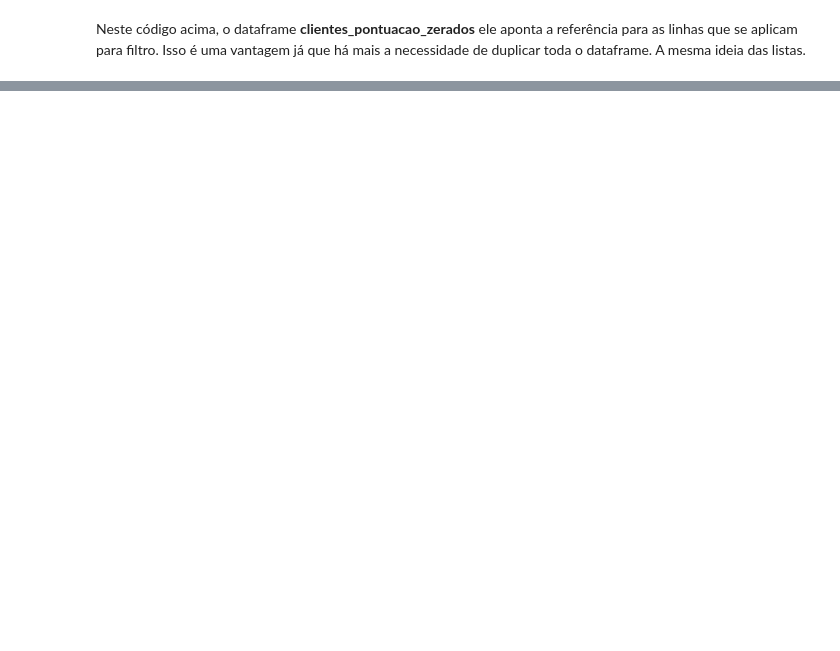
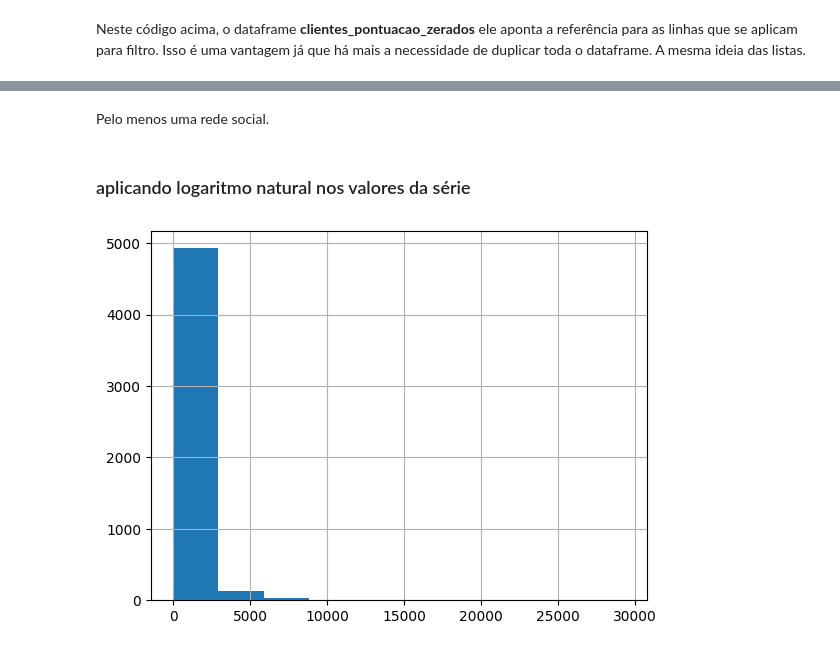
Before and after one commit to alexsandro-matias/pandas-2025, a Jupyter notebook: notebook.ipynb, the cells around one changed output, grey strips where cells are left out. Drawn from its saved outputs; the diff is of its cells as text; code cells hidden in the pictures; blank space fills up the shorter version.

```diff
--- a/notebook.ipynb
+++ b/notebook.ipynb
@@ -369,0 +244,4 @@ clientes
+# %%
+clientes['quantidade_redes_sociais'] = clientes['flInstagram'] + clientes['flTwitch'] + clientes['flEmail'] + clientes['flBlueSky']  + clientes['flYouTube']
+# %% [markdown]
+Pelo menos uma rede social.
@@ -369,0 +250,2 @@ clientes
+# %% [markdown]
+### aplicando logaritmo natural nos valores da série
@@ -369,0 +254,8 @@ clientes
+# %%
+clientes['pontos_log'] = np.log(clientes['qtdePontos'] + 1)
+# %%
+plt.hist(clientes['qtdePontos'])
+plt.grid(True)
+plt.show()
+# %% [output]
+[figure, added]
```
Also changed, not shown: parts of 45 cells of this notebook, 2 other files.
